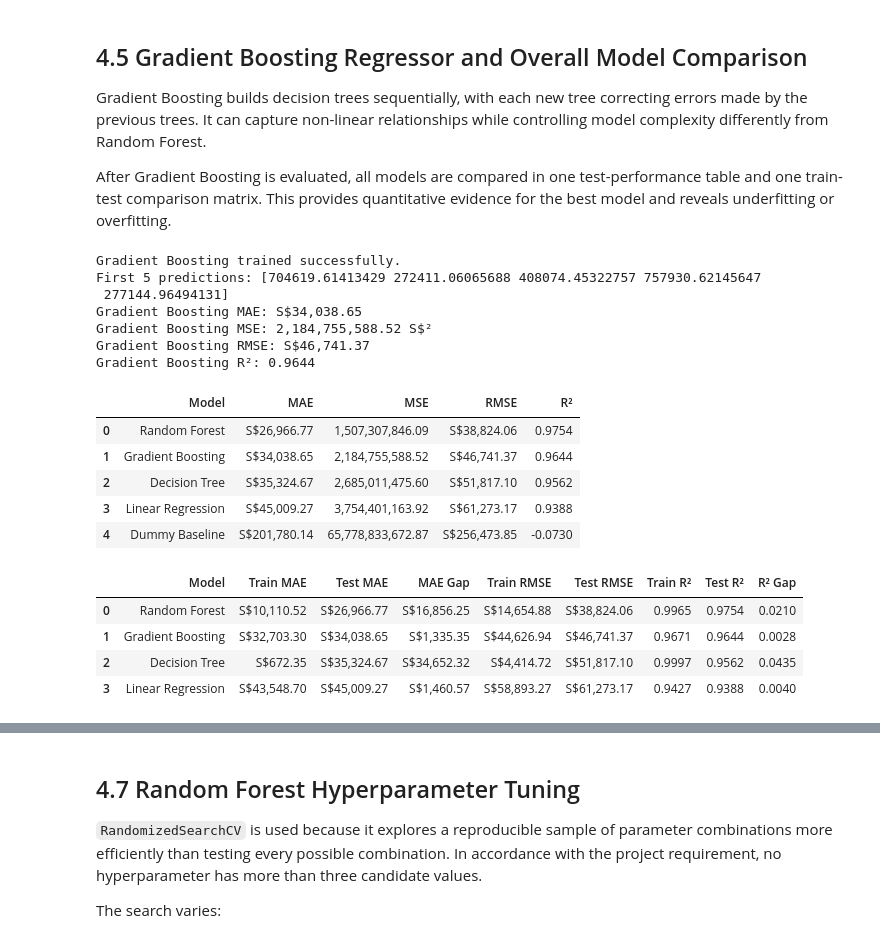
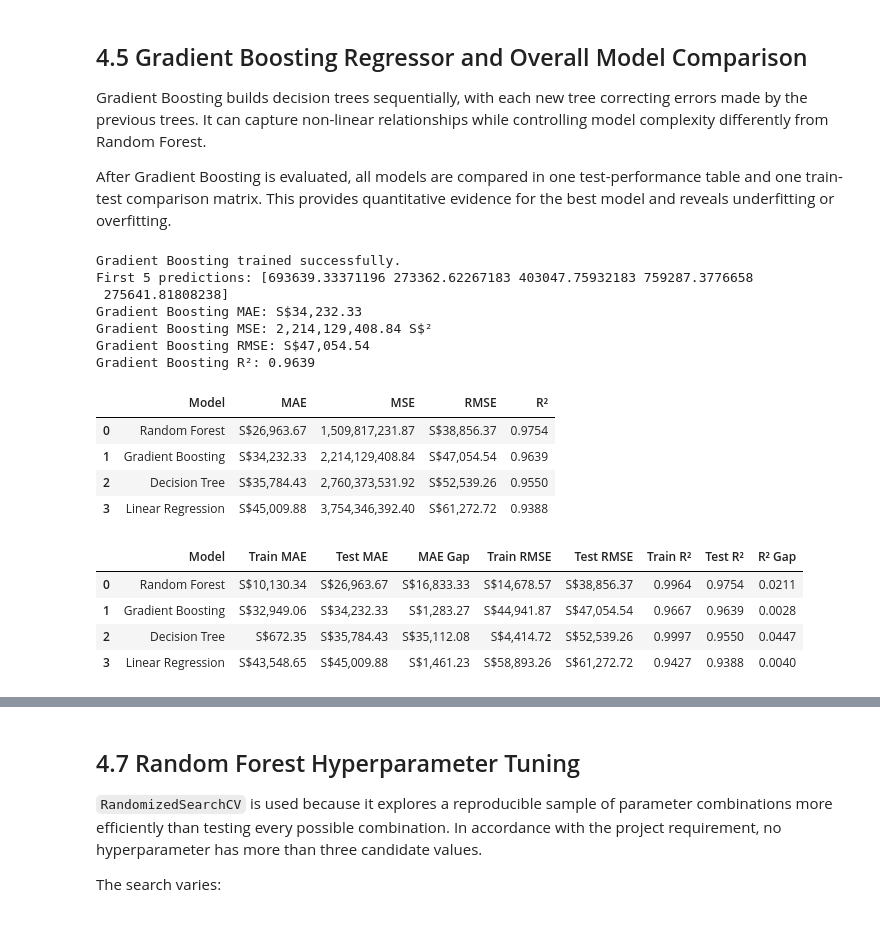
Before and after one commit to zephen1234/mldp-project, a Jupyter notebook: MLDP Program Codes Submission .ipynb, the cells around one changed output, grey strips where cells are left out. Saved outputs shown, nothing was run; the diff lists cells and outputs as text; code cells hidden in the pictures.

```diff
--- a/MLDP Program Codes Submission .ipynb
+++ b/MLDP Program Codes Submission .ipynb
@@ -1048,17 +969,13 @@ Gradient Boosting builds decision trees sequentially, with each new tree correct
 
 After Gradient Boosting is evaluated, all models are compared in one test-performance table and one train-test comparison matrix. This provides quantitative evidence for the best model and reveals underfitting or overfitting.
 # %%
-from sklearn.ensemble import GradientBoostingRegressor
-
-gradient_boosting_pipeline = Pipeline([
-    ('preprocessor', clone(preprocessor)),
-    ('model', GradientBoostingRegressor(
-        random_state=42
-    ))
-])
-
-gradient_boosting_pipeline.fit(X_train, y_train)
-gradient_boosting_predictions = gradient_boosting_pipeline.predict(X_test)
+gradient_boosting_model = GradientBoostingRegressor(
+    random_state=42
+)
+gradient_boosting_model.fit(X_train_processed, y_train)
+gradient_boosting_predictions = gradient_boosting_model.predict(
+    X_test_processed
+)
 
 gradient_boosting_mae = mean_absolute_error(
     y_test,
@@ -1080,11 +997,6 @@ print(f"Gradient Boosting MAE: S${gradient_boosting_mae:,.2f}")
 print(f"Gradient Boosting MSE: {gradient_boosting_mse:,.2f} S$²")
 print(f"Gradient Boosting RMSE: S${gradient_boosting_rmse:,.2f}")
 print(f"Gradient Boosting R²: {gradient_boosting_r2:.4f}")
-
-model_results = [
-    result for result in model_results
-    if result['Model'] != 'Gradient Boosting'
-]
 
 model_results.append({
     'Model': 'Gradient Boosting',
@@ -1110,32 +1022,31 @@ display(
 )
 # %% [output]
 Gradient Boosting trained successfully.
-First 5 predictions: [704619.61413429 272411.06065688 408074.45322757 757930.62145647
- 277144.96494131]
-Gradient Boosting MAE: S$34,038.65
-Gradient Boosting MSE: 2,184,755,588.52 S$²
-Gradient Boosting RMSE: S$46,741.37
-Gradient Boosting R²: 0.9644
+First 5 predictions: [693639.33371196 273362.62267183 403047.75932183 759287.3776658
+ 275641.81808238]
+Gradient Boosting MAE: S$34,232.33
+Gradient Boosting MSE: 2,214,129,408.84 S$²
+Gradient Boosting RMSE: S$47,054.54
+Gradient Boosting R²: 0.9639
 |  | Model | MAE | MSE | RMSE | R² |
-| 0 | Random Forest | S$26,966.77 | 1,507,307,846.09 | S$38,824.06 | 0.9754 |
-| 1 | Gradient Boosting | S$34,038.65 | 2,184,755,588.52 | S$46,741.37 | 0.9644 |
-| 2 | Decision Tree | S$35,324.67 | 2,685,011,475.60 | S$51,817.10 | 0.9562 |
-| 3 | Linear Regression | S$45,009.27 | 3,754,401,163.92 | S$61,273.17 | 0.9388 |
-| 4 | Dummy Baseline | S$201,780.14 | 65,778,833,672.87 | S$256,473.85 | -0.0730 |
+| 0 | Random Forest | S$26,963.67 | 1,509,817,231.87 | S$38,856.37 | 0.9754 |
+| 1 | Gradient Boosting | S$34,232.33 | 2,214,129,408.84 | S$47,054.54 | 0.9639 |
+| 2 | Decision Tree | S$35,784.43 | 2,760,373,531.92 | S$52,539.26 | 0.9550 |
+| 3 | Linear Regression | S$45,009.88 | 3,754,346,392.40 | S$61,272.72 | 0.9388 |
 # %%
 # Train-test comparison matrix for diagnosing generalisation
 models = {
-    'Linear Regression': linear_pipeline,
-    'Decision Tree': decision_tree_pipeline,
-    'Random Forest': random_forest_pipeline,
-    'Gradient Boosting': gradient_boosting_pipeline
+    'Linear Regression': linear_model,
+    'Decision Tree': decision_tree_model,
+    'Random Forest': random_forest_model,
+    'Gradient Boosting': gradient_boosting_model
 }
 
 train_test_results = []
 
 for model_name, model in models.items():
-    train_predictions = model.predict(X_train)
-    test_predictions = model.predict(X_test)
+    train_predictions = model.predict(X_train_processed)
+    test_predictions = model.predict(X_test_processed)
 
     train_mae = mean_absolute_error(y_train, train_predictions)
     test_mae = mean_absolute_error(y_test, test_predictions)
@@ -1149,37 +1060,37 @@ for model_name, model in models.items():
         'Train MAE': train_mae,
         'Test MAE': test_mae,
         'MAE Gap': test_mae - train_mae,
         'Train RMSE': train_rmse,
         'Test RMSE': test_rmse,
         'Train R²': train_r2,
         'Test R²': test_r2,
         'R² Gap': train_r2 - test_r2
     })
 
 train_test_comparison = (
     pd.DataFrame(train_test_results)
     .sort_values(by='Test MAE')
     .reset_index(drop=True)
 )
 
 display(
     train_test_comparison.style.format({
         'Train MAE': 'S${:,.2f}',
         'Test MAE': 'S${:,.2f}',
         'MAE Gap': 'S${:,.2f}',
         'Train RMSE': 'S${:,.2f}',
         'Test RMSE': 'S${:,.2f}',
         'Train R²': '{:.4f}',
         'Test R²': '{:.4f}',
         'R² Gap': '{:.4f}'
     })
 )
 # %% [output]
 |  | Model | Train MAE | Test MAE | MAE Gap | Train RMSE | Test RMSE | Train R² | Test R² | R² Gap |
-| 0 | Random Forest | S$10,110.52 | S$26,966.77 | S$16,856.25 | S$14,654.88 | S$38,824.06 | 0.9965 | 0.9754 | 0.0210 |
-| 1 | Gradient Boosting | S$32,703.30 | S$34,038.65 | S$1,335.35 | S$44,626.94 | S$46,741.37 | 0.9671 | 0.9644 | 0.0028 |
-| 2 | Decision Tree | S$672.35 | S$35,324.67 | S$34,652.32 | S$4,414.72 | S$51,817.10 | 0.9997 | 0.9562 | 0.0435 |
-| 3 | Linear Regression | S$43,548.70 | S$45,009.27 | S$1,460.57 | S$58,893.27 | S$61,273.17 | 0.9427 | 0.9388 | 0.0040 |
+| 0 | Random Forest | S$10,130.34 | S$26,963.67 | S$16,833.33 | S$14,678.57 | S$38,856.37 | 0.9964 | 0.9754 | 0.0211 |
+| 1 | Gradient Boosting | S$32,949.06 | S$34,232.33 | S$1,283.27 | S$44,941.87 | S$47,054.54 | 0.9667 | 0.9639 | 0.0028 |
+| 2 | Decision Tree | S$672.35 | S$35,784.43 | S$35,112.08 | S$4,414.72 | S$52,539.26 | 0.9997 | 0.9550 | 0.0447 |
+| 3 | Linear Regression | S$43,548.65 | S$45,009.88 | S$1,461.23 | S$58,893.26 | S$61,272.72 | 0.9427 | 0.9388 | 0.0040 |
 # %% [markdown]
 ### Train and Test Performance Analysis
 
```
Also changed, not shown: parts of 27 cells of this notebook, 3 other files.
